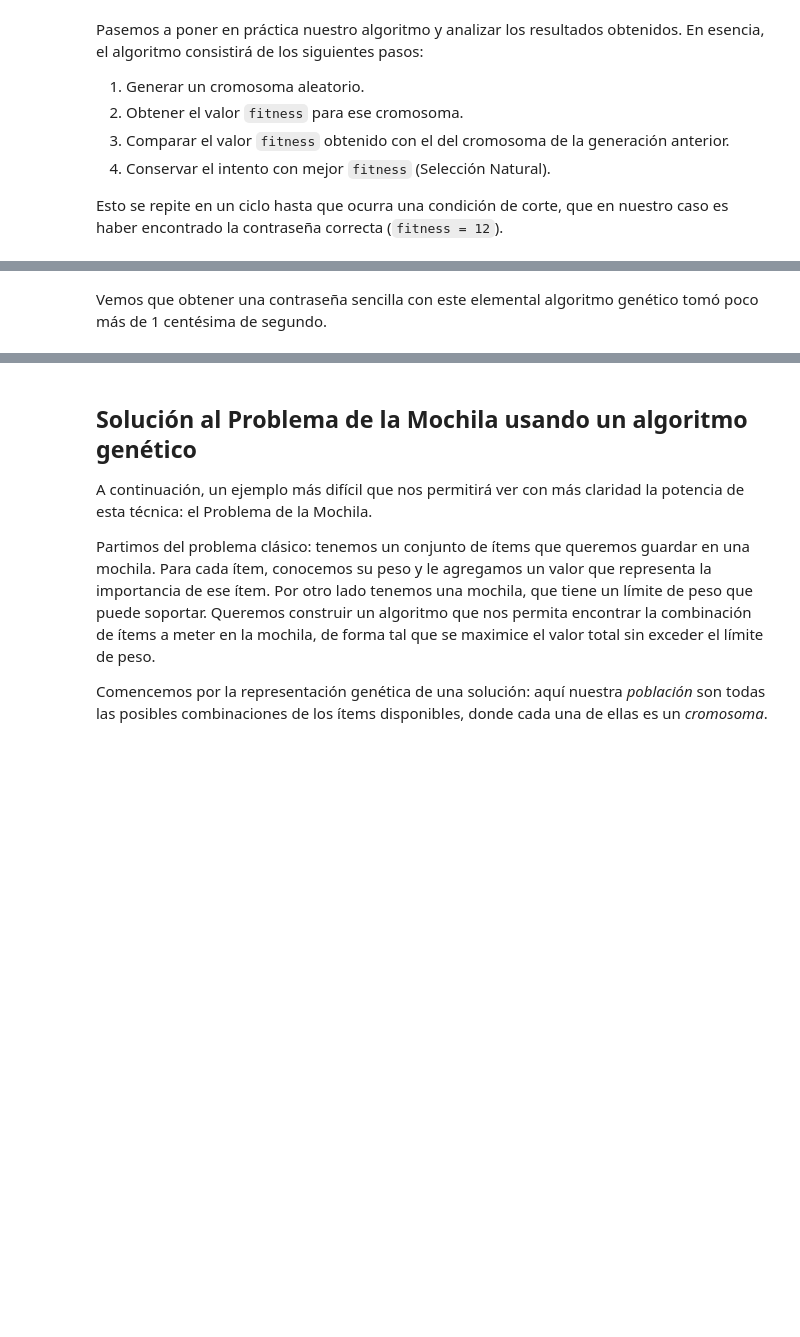
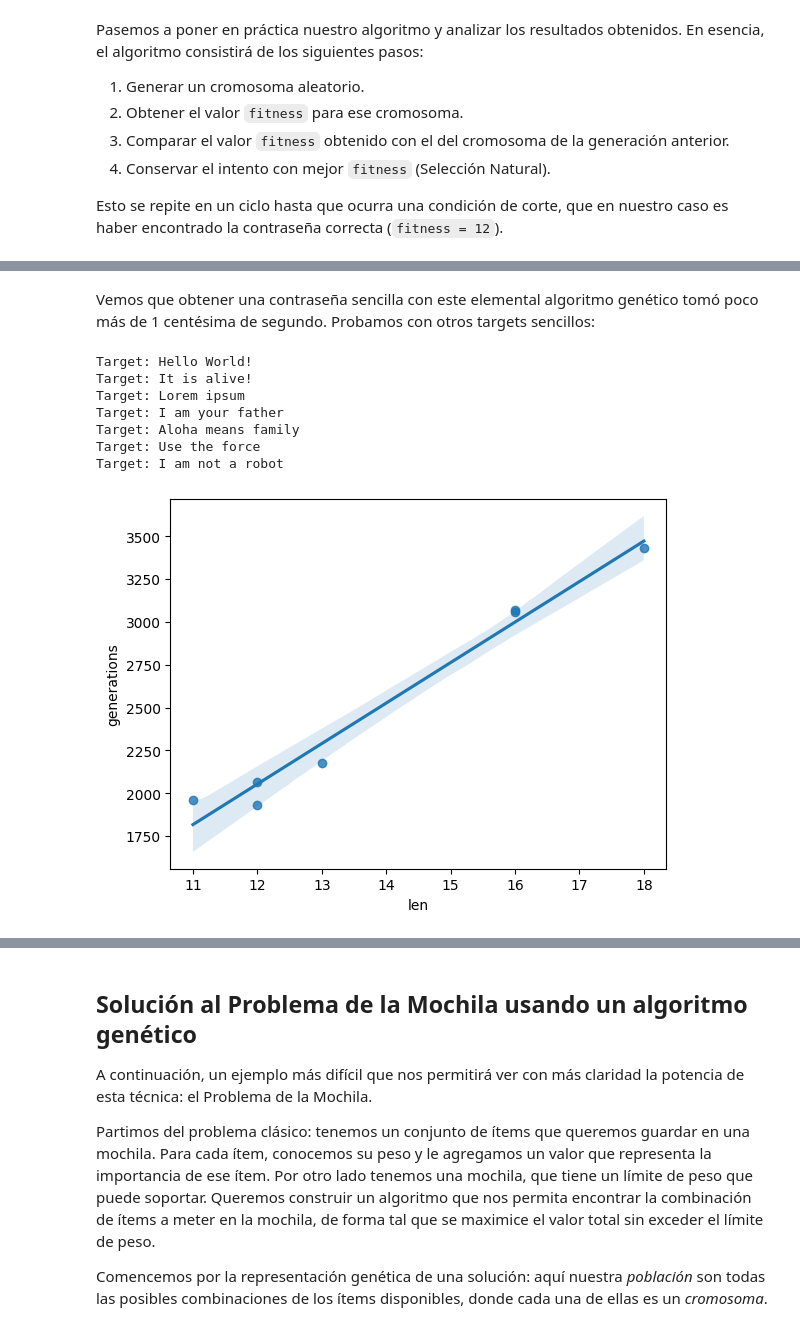
Before and after one commit to ncontinanza/genetic_algorithms, a Jupyter notebook: algoritmos_geneticos.ipynb, the cells around one changed output, grey strips where cells are left out. Drawn from its saved outputs; the diff is of its cells as text; code cells hidden in the pictures; blank space fills up the shorter version.

Commit message:
Refactor, graphs and examples

```diff
--- a/algoritmos_geneticos.ipynb
+++ b/algoritmos_geneticos.ipynb
@@ -55,5 +55,5 @@ Para comenzar, los algoritmos genéticos necesitan un set de genes para construi
 # %%
-geneSet = " abcdefghijklmnopqrstuvwxyzABCDEFGHIJKLMNOPQRSTUVWXYZ!."
+geneSet = " abcdefghijklmnopqrstuvwxyzABCDEFGHIJKLMNOPQRSTUVWXYZ!.,?"
 target = "Hello World!"
 # %% [markdown]
 A continuación, el algoritmo deberá tener una manera de generar una cadena aleatoria a partir del set de genes, que será el punto de partida del proceso evolutivo. Por eso se lo llama _Generación 0_.
@@ -74,7 +76,7 @@ La función `random.sample()` toma una cantidad `sampleSize` de valores de la en
 
 El valor de fitness que provee el algoritmo genético es el único feedback que el sistema obtiene para guiarse hacia una solución. En este ejemplo, el valor de fitness es la cantidad total de letras en un intento que coinciden con la letra del target en la misma posición. Es decir, la cantidad de genes que están en la posición correcta del genoma que representa la solución.
 # %%
-def get_fitness(guess):
+def get_fitness(guess, target):
     return sum(1 for expected, actual in zip(target, guess)
                if expected == actual)
 # %% [markdown]
@@ -102,9 +104,9 @@ En nuestro caso, mostraremos también el valor de fitness y cuánto tiempo trans
 import datetime
 
 
-def display(guess, startTime):
+def display(guess, startTime, target):
     timeDiff = datetime.datetime.now() - startTime
-    fitness = get_fitness(guess)
+    fitness = get_fitness(guess, target)
     print("{0}\t{1}\t{2}".format(guess, fitness, str(timeDiff)))
 # %% [markdown]
 Pasemos a poner en práctica nuestro algoritmo y analizar los resultados obtenidos.
@@ -150,2 +161,40 @@ Hello World!    12      0:00:00.003584
 # %% [markdown]
 Vemos que obtener una contraseña sencilla con este elemental algoritmo genético tomó poco más de 1 centésima de segundo.
+Probamos con otros targets sencillos:
+# %%
+ex_targets = ["Hello World!", "It is alive!", "Lorem ipsum", "I am your father", "Aloha means family", "Use the force", "I am not a robot"]
+
+def make_df(col1_name, col2_name, x, y):
+        """Quickly make a DataFrame"""
+        index = [i for i in range(len(y))]
+        data = {col1_name:x,col2_name:y}
+        return pd.DataFrame(data)
+
+def plot_results_for(targets):
+    children_results = []
+    sample_size = 100
+
+    for tgt in targets:
+        print(f"Target: {tgt}")
+        child_result = []
+        for i in range(sample_size):
+            child_result.append(run_example(tgt, False))
+        children_results.append(sum(child_result) / sample_size)
+
+    lens = [len(t) for t in targets]
+
+    df = make_df("len", "generations", lens,children_results)
+
+    sns.regplot(df, x= "len", y="generations")
+    plt.show()
+
+plot_results_for(ex_targets)
+# %% [output]
+Target: Hello World!
+Target: It is alive!
+Target: Lorem ipsum
+Target: I am your father
+Target: Aloha means family
+Target: Use the force
+Target: I am not a robot
+[figure, added]
```
Also changed, not shown: parts of 16 cells of this notebook, 2 other files.
